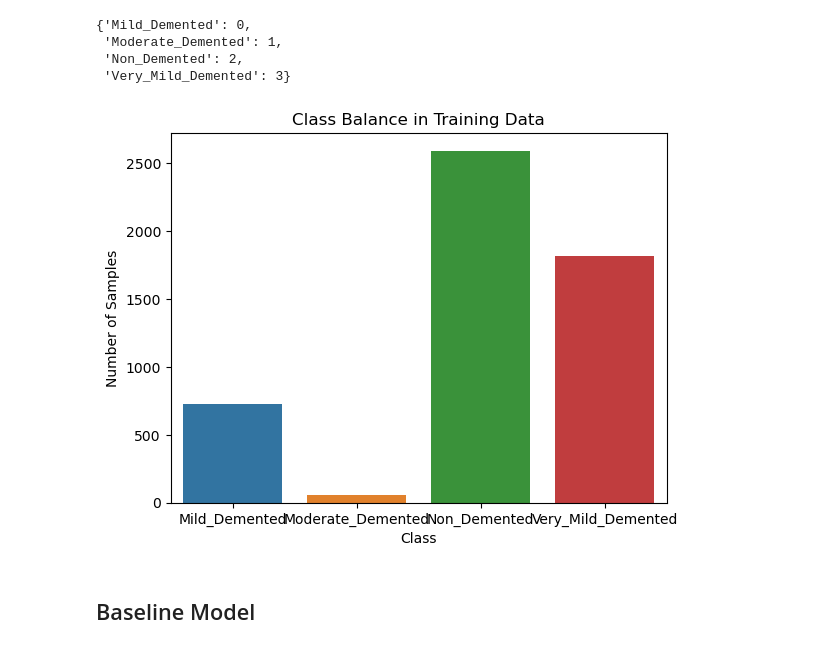
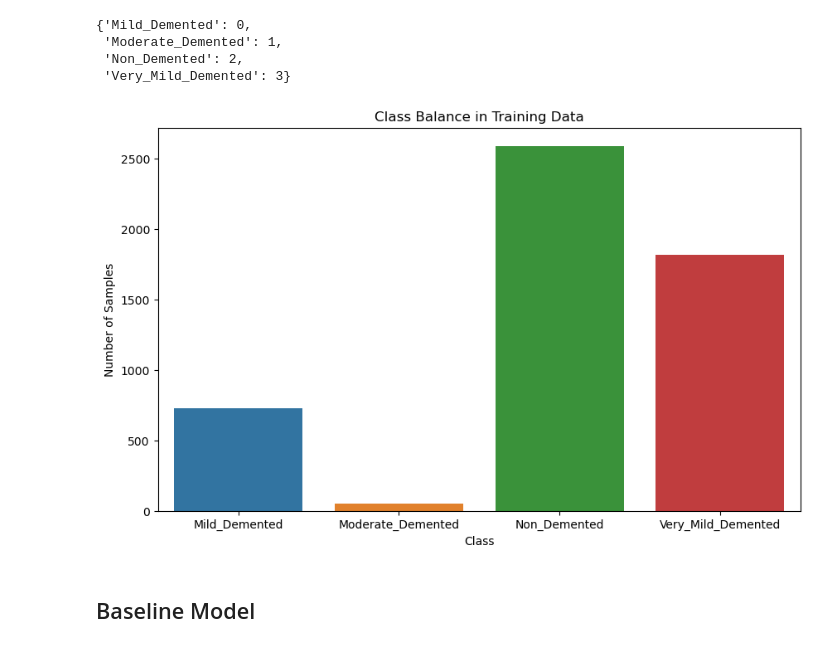
Before and after one commit to michael-pozo/Identifying_Dementia_in_MRIs, a Jupyter notebook: Identifying Dementia in MRIs.ipynb, the cells around one changed output. Cells and saved outputs as stored; diff of their text form; code cells hidden in the pictures.

```diff
--- a/Identifying Dementia in MRIs.ipynb
+++ b/Identifying Dementia in MRIs.ipynb
@@ -816,19 +765,20 @@ class_indices
  'Non_Demented': 2,
  'Very_Mild_Demented': 3}
 # %%
-#visualize class balance for training set
+# Get the number of samples for each class
 num_samples = []
 for key in class_indices.keys():
     num_samples.append(len(train_generator.labels[train_generator.labels==class_indices[key]]))
 
 # Create a bar chart to visualize the class balance
+plt.figure(figsize=(10,6))
 sns.barplot(x=list(class_indices.keys()), y=num_samples)
 plt.title('Class Balance in Training Data')
 plt.xlabel('Class')
 plt.ylabel('Number of Samples')
-plt.show()
+plt.show();
 # %% [output]
-[figure, old version]
+[figure, new version]
 # %% [markdown]
 ## Baseline Model
 # %%
```
Also changed, not shown: parts of 62 cells of this notebook, 2 other files.
